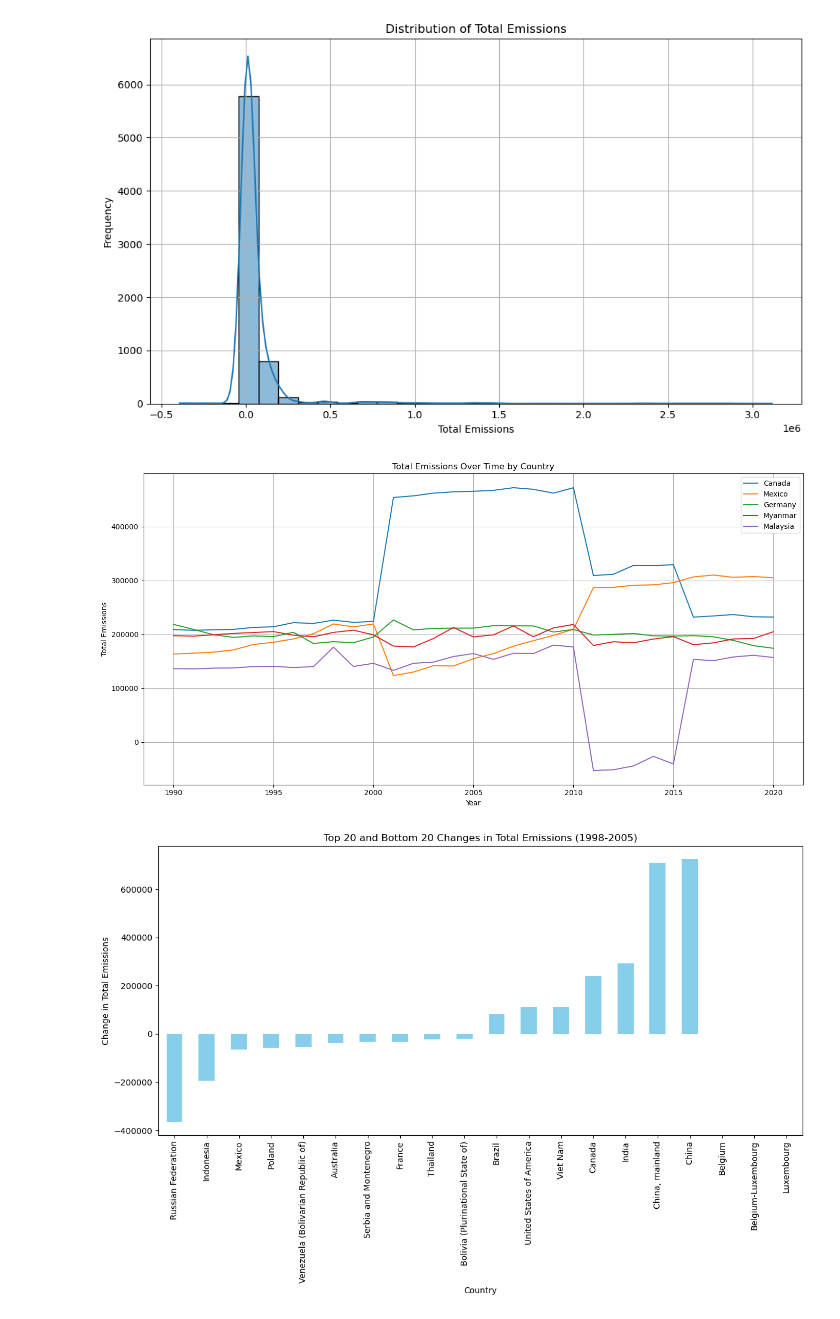
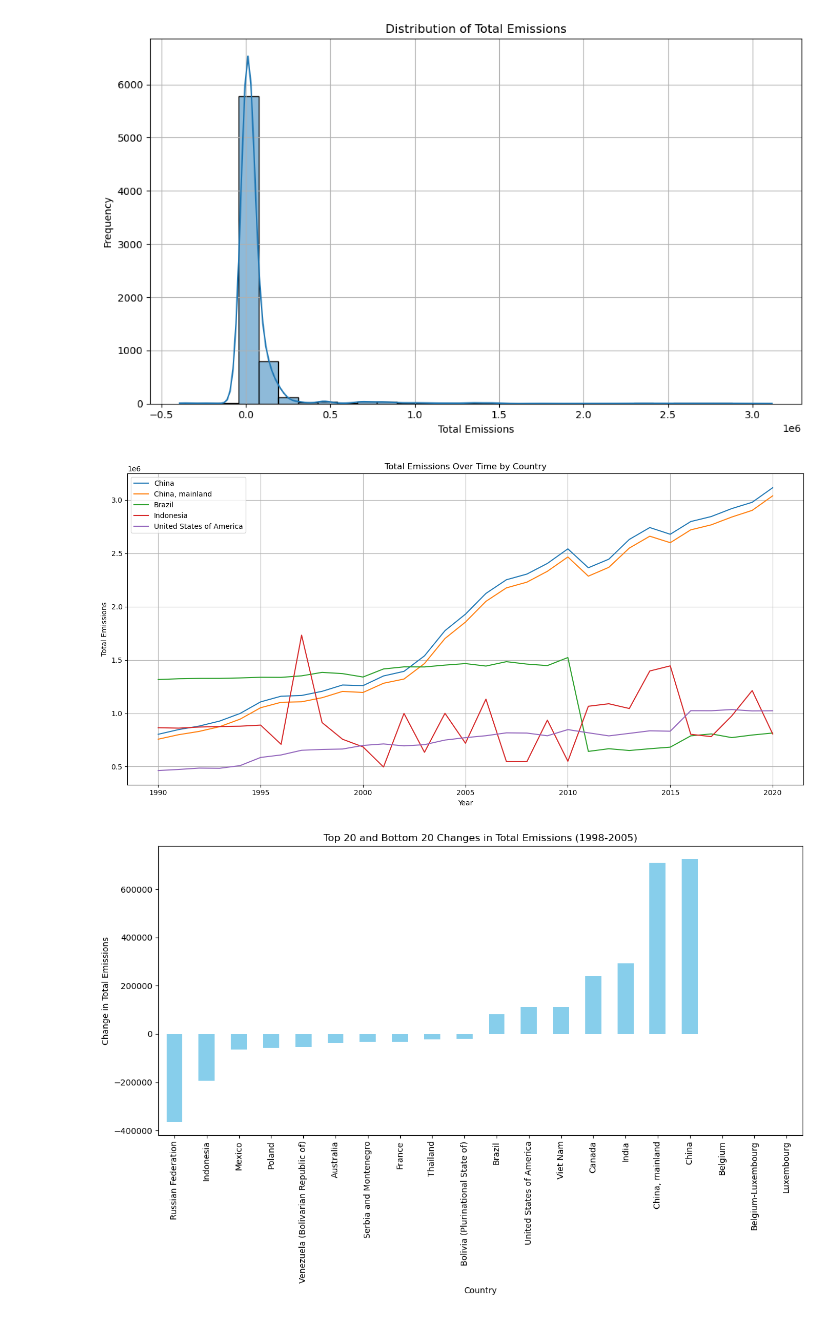
Before and after one commit to mdangirwa/Group-2-Team, a Jupyter notebook: Team2-Regression-Project-Submission.ipynb, the cells around one changed output. Drawn from its saved outputs; the diff is of its cells as text; code cells hidden in the pictures.

```diff
--- a/Team2-Regression-Project-Submission.ipynb
+++ b/Team2-Regression-Project-Submission.ipynb
@@ -121,28 +124,28 @@ plt.show()
 # %%
 import pandas as pd
 import matplotlib.pyplot as plt
 
 # Load the dataset
 df = pd.read_csv('co2_emissions_from_agri.csv')
 
 # Selected countries
-selected_countries = ['Canada', 'Mexico', 'Germany', 'Myanmar', 'Malaysia']
+selected_countries = ['China', 'China, mainland', 'Brazil', 'Indonesia', 'United States of America']
 
 # Plot total emissions over time
 plt.figure(figsize=(14, 7))
 for country in selected_countries:
     country_data = df[df['Area'] == country]
     plt.plot(country_data['Year'], country_data['total_emission'], label=country)
 
 plt.xlabel('Year')
 plt.ylabel('Total Emissions')
 plt.title('Total Emissions Over Time by Country')
 plt.legend()
 plt.grid(True)
 plt.tight_layout()
 plt.show()
 # %% [output]
-[figure, old version]
+[figure, new version]
 # %%
 # Filter the data for the years 1998 and 2005
 filtered_data_1998 = df[df['Year'] == 1998]
```
Also changed, not shown: parts of 13 cells of this notebook.
